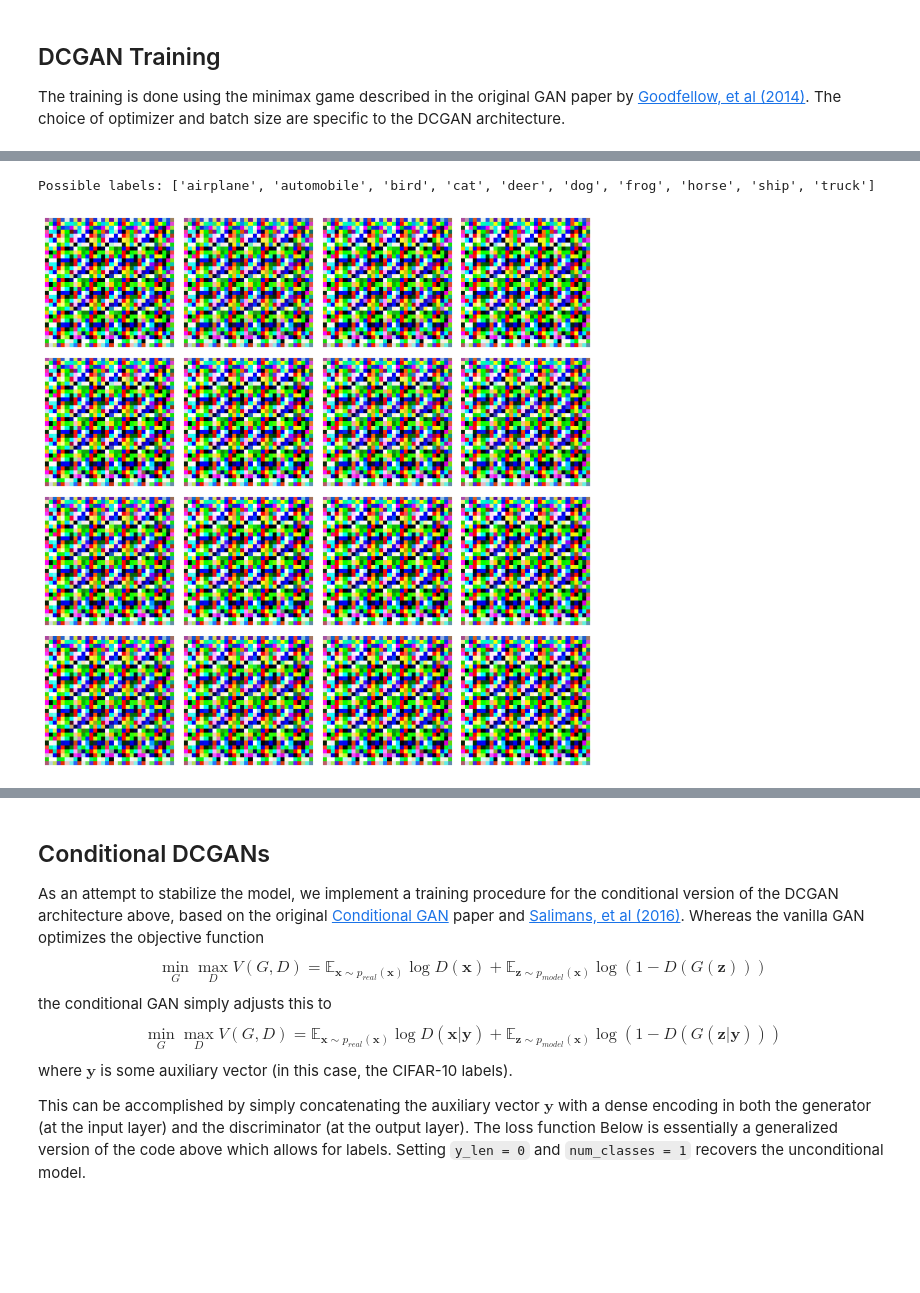
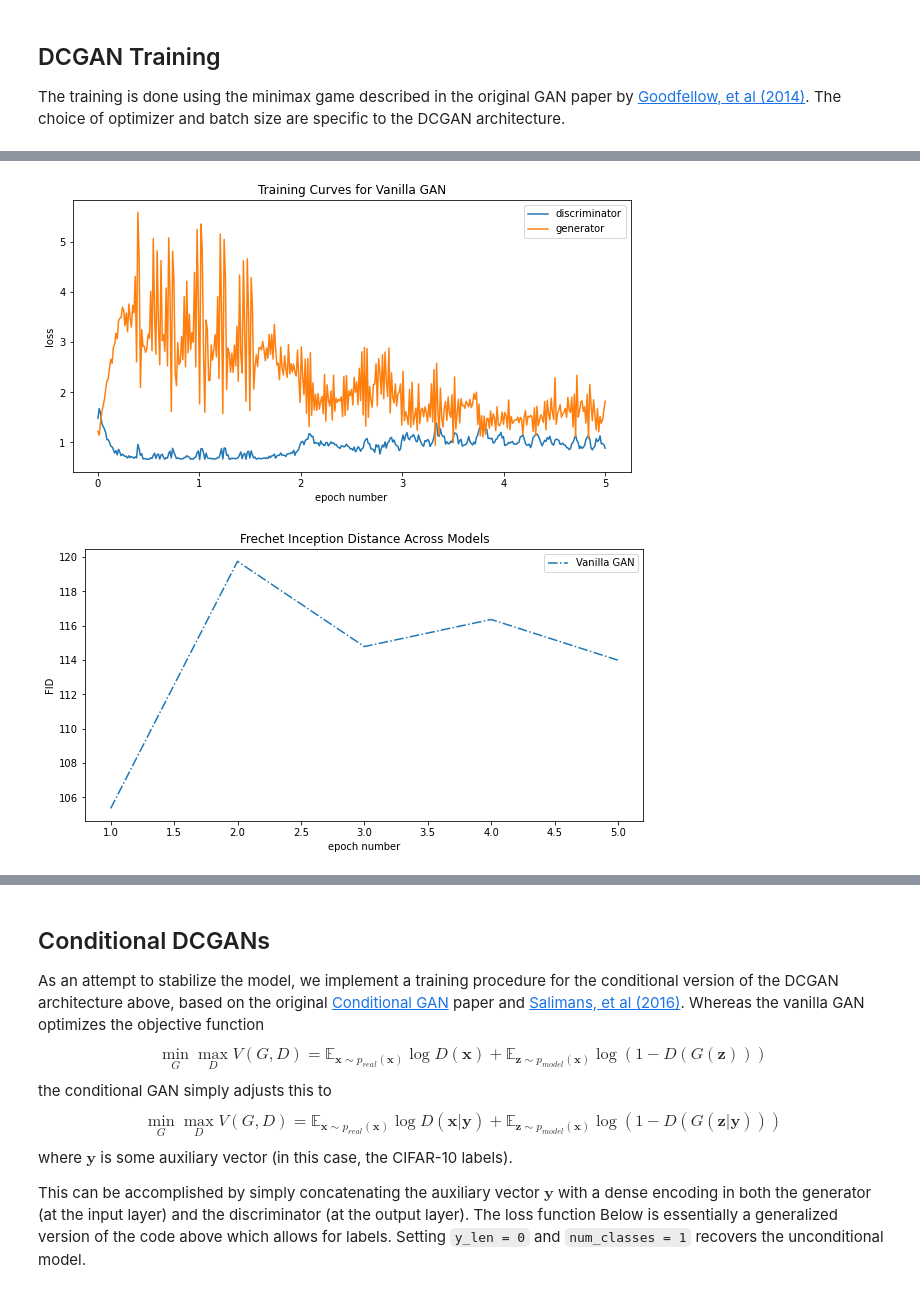
Before and after one commit to quinnfrank/GAN-regularization, a Jupyter notebook: DCGAN.ipynb, the cells around one changed output, grey strips where cells are left out. Saved outputs shown, nothing was run; the diff lists cells and outputs as text; code cells hidden in the pictures; blank space fills up the shorter version.

Commit message:
Cleaned up notebook, reconciled different Vanilla GAN architectures, added plotting functions

```diff
--- a/DCGAN.ipynb
+++ b/DCGAN.ipynb
@@ -14,0 +25,10 @@ import pickle
+# %%
+t = torch.cuda.get_device_properties(0).total_memory
+c = torch.cuda.memory_reserved(0)
+a = torch.cuda.memory_allocated(0)
+f = c-a  # free inside cache
+
+print(f"Total CUDA memory: {t / 10**9}")
+print(f"Cached CUDA memory: {c/ 10**9}")
+print(f"Allocated CUDA memory: {a/ 10**9}")
+print(f"Free CUDA memory: {f / 10**9}")
@@ -145,7 +170,7 @@ def conv_block(which_model, conv_args=[], conv_kwargs={'bias': False},
         if batch_norm:
             funcs.append(nn.BatchNorm2d(conv_args[1], affine=False))
         if activation:
-            funcs.append(nn.ReLU())
+            funcs.append(nn.ReLU(inplace=True))
 
     elif which_model == 'dis':
         funcs.append(nn.Conv2d(*conv_args, **conv_kwargs))
@@ -162,7 +187,7 @@ def conv_block(which_model, conv_args=[], conv_kwargs={'bias': False},
     return funcs
 
 
-class DCGenerator(nn.Module):
+class OldDCGenerator(nn.Module):
     """Deep convolutional generator which maps latent noise vector -> (32,32) RGB-channel image.
        The latent space input z is projected and convolved with many feature maps.
        Subsequent layers use only fractional-strided convolutions (no pooling).
@@ -170,7 +195,7 @@ class DCGenerator(nn.Module):
 
     def __init__(self, z_len=100):
 
-        super(DCGenerator, self).__init__()
+        super(OldDCGenerator, self).__init__()
         self.z_len = z_len
 
         self.in_layer = nn.Linear(z_len, 128 * 4 * 4)
@@ -192,14 +217,14 @@ class DCGenerator(nn.Module):
         return self.conv_layers(z)
 
 
-class DCDiscriminator(nn.Module):
+class OldDCDiscriminator(nn.Module):
     """Deep convolutional discriminator which maps (32,32) RGB-channel image -> [0, 1].
        The image is passed through several convolutional layers (again, no pooling).
        All hidden layers use LeakyReLU activation, and output layer uses sigmoid."""
 
     def __init__(self, leak_slope=0.02):
 
-        super(DCDiscriminator, self).__init__()
+        super(OldDCDiscriminator, self).__init__()
 
         # Just reverse the convolutional layers from the Generator
         self.conv_layers = nn.Sequential(
@@ -277,0 +295,8 @@ torch.Size([5, 3, 32, 32])
+# %%
+# Test that the generator/discriminator give the expected shapes
+gen = DCGenerator()
+dis = DCDiscriminator()
+z_test = torch.randn(5, 100)
+
+print(gen(z_test).shape)
+print(dis(gen(z_test)).shape)
@@ -398,6 +584,6 @@ def train_DCGAN(gen, dis, train_set, test_set,
 # %%
-gen = OnlineGenerator().cuda()
-dis = OnlineDiscriminator().cuda()
+gen = DCGenerator().cuda()
+dis = DCDiscriminator().cuda()
 train_set = CIFARDataset().load([f"data/data_batch_{n}" for n in range(1, 2)])
 test_set = CIFARDataset().load(["data/test_batch"])
 # %%
@@ -407,18 +591,6 @@ Wall time: 9.34 s
-# %%
-z_test = torch.randn(1000, gen.z_len, 1, 1).cuda()
-gen_z_test = gen(z_test)
-best_idx = torch.randperm(1000)[:16]
-
-fig, ax = plt.subplots(4, 4, figsize=(8, 8))
-for i in range(4):
-    for j in range(4):
-        plot_image(gen(z_test)[best_idx[4*i + j]], ax[i][j])
-        #plot_image(train_set[1][0], ax[1])
-plt.tight_layout()
-
-#print(f"Fake images discriminator:\n{dis(gen(z_test[:10]))}\n")
-#print(f"Real images discriminator:\n{dis(train_set[:10][0].cuda())}\n")
-print(f"Possible labels: {[label.decode('ascii') for label in cifar_meta[b'label_names']]}\n")
-# %% [output]
-Possible labels: ['airplane', 'automobile', 'bird', 'cat', 'deer', 'dog', 'frog', 'horse', 'ship', 'truck']
-[figure, removed]
+# %%
+plot_train_summaries({"Vanilla GAN": train_summ})
+plot_generator_samples(gen, title="Vanilla GAN Sampled Images")
+# %% [output]
+[figure, added]
+[figure, added]
```
Also changed, not shown: parts of 21 cells of this notebook.
